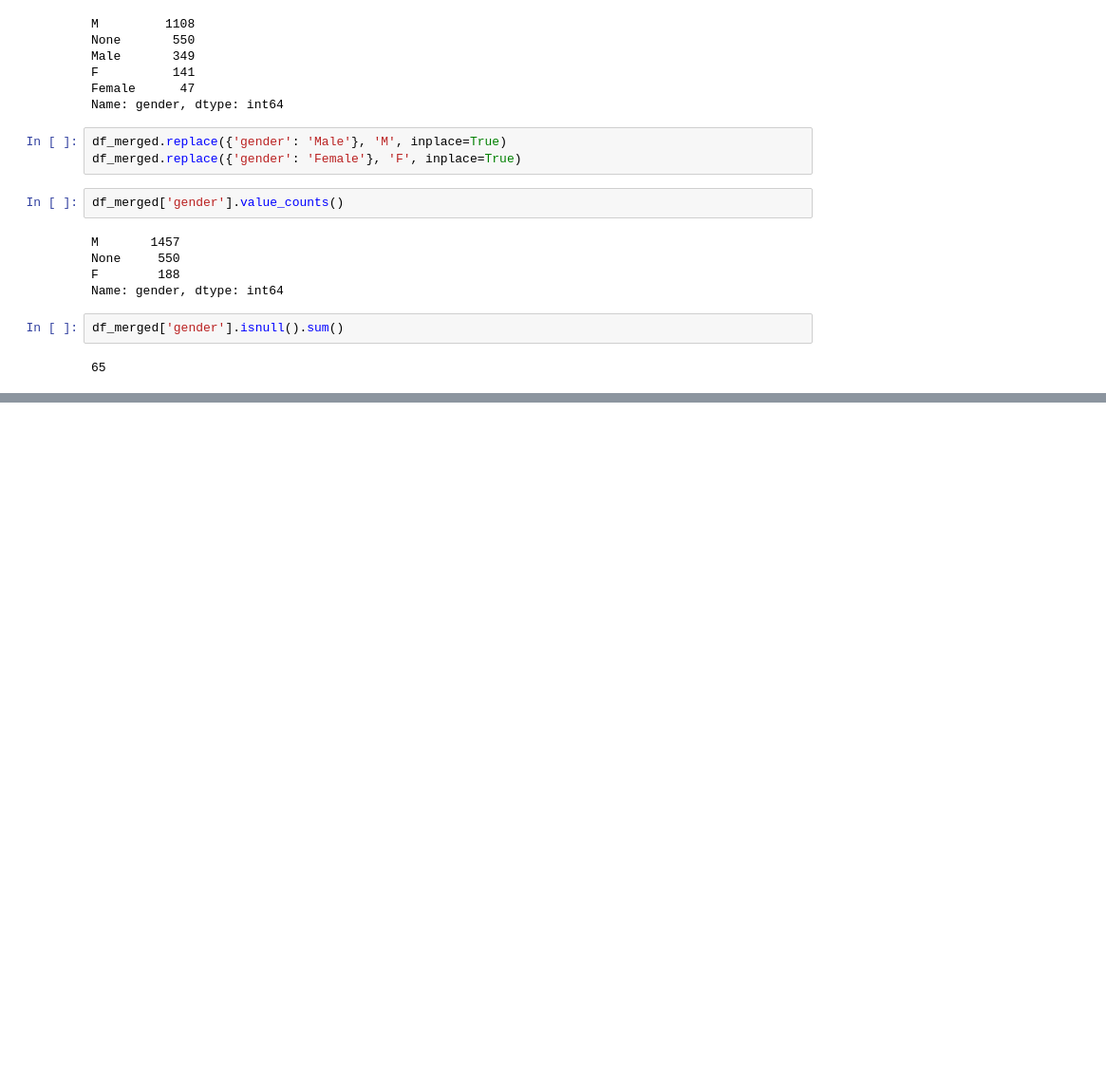
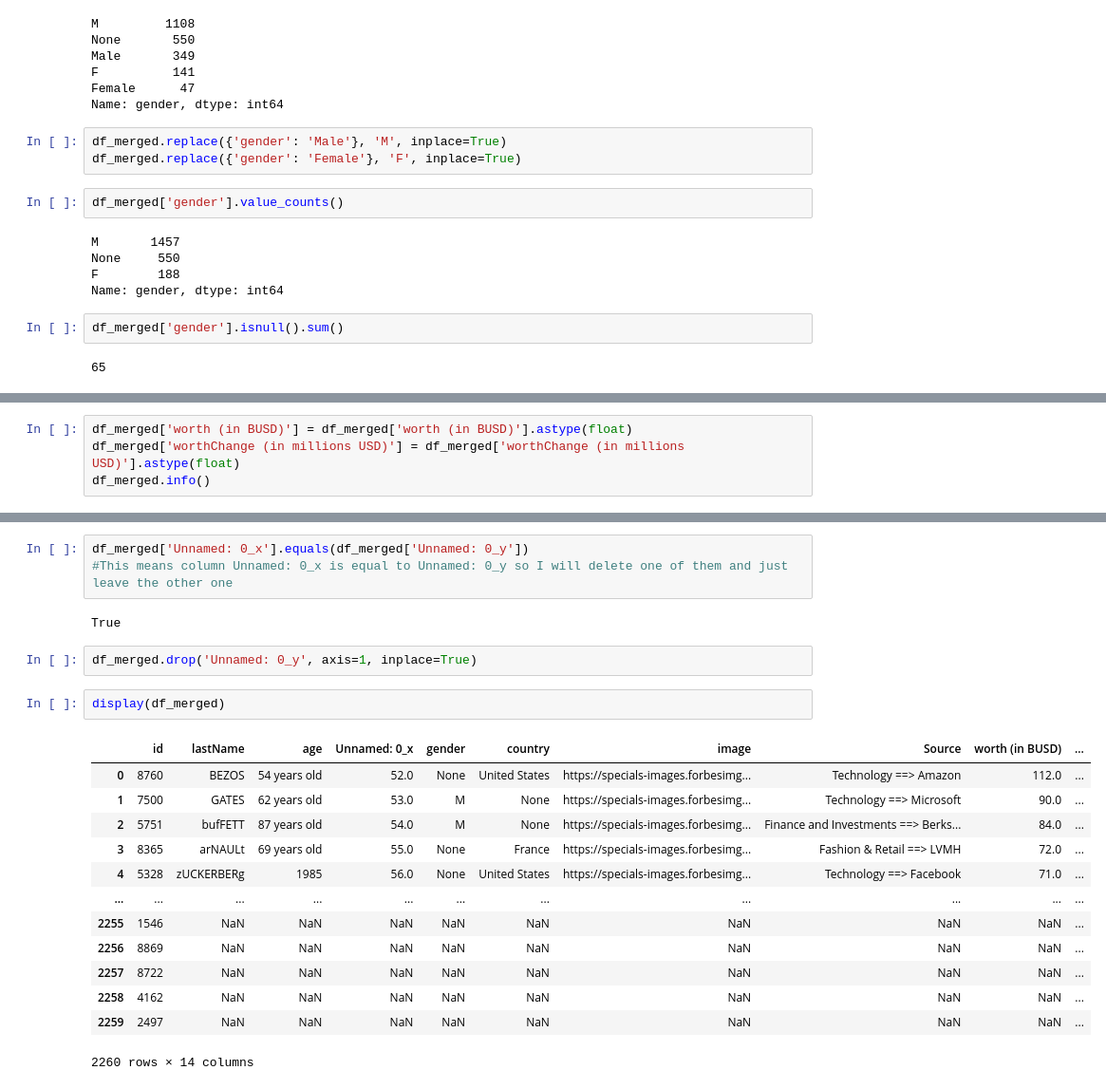
Before and after one commit to Juliaroch/Ironhack-Module-1-Project---Pipelines-Julia-Roch-, a Jupyter notebook: notebooks/Untitled.ipynb, the cells around one changed output, grey strips where cells are left out. Shown at 95% size. Saved outputs shown, nothing was run; the diff lists cells and outputs as text; blank space fills up the shorter version.

```diff
--- a/notebooks/Untitled.ipynb
+++ b/notebooks/Untitled.ipynb
@@ -314,0 +323,4 @@ df_merged.loc[df_merged['gender'] == 'None', 'name'].tolist()
+# %%
+df_merged['worth (in BUSD)'] = df_merged['worth (in BUSD)'].astype(float)
+df_merged['worthChange (in millions USD)'] = df_merged['worthChange (in millions USD)'].astype(float)
+df_merged.info()
@@ -314,0 +348,23 @@ df_merged.loc[df_merged['gender'] == 'None', 'name'].tolist()
+# %%
+df_merged['Unnamed: 0_x'].equals(df_merged['Unnamed: 0_y'])
+#This means column Unnamed: 0_x is equal to Unnamed: 0_y so I will delete one of them and just leave the other one
+# %% [output]
+True
+# %%
+df_merged.drop('Unnamed: 0_y', axis=1, inplace=True)
+# %%
+display(df_merged)
+# %% [output]
+|  | id | lastName | age | Unnamed: 0_x | gender | country | image | Source | worth (in BUSD) | ... |
+| 0 | 8760 | BEZOS | 54 years old | 52.0 | None | United States | https://specials-images.forbesimg... | Technology ==> Amazon | 112.0 | ... |
+| 1 | 7500 | GATES | 62 years old | 53.0 | M | None | https://specials-images.forbesimg... | Technology ==> Microsoft | 90.0 | ... |
+| 2 | 5751 | bufFETT | 87 years old | 54.0 | M | None | https://specials-images.forbesimg... | Finance and Investments ==> Berks... | 84.0 | ... |
+| 3 | 8365 | arNAULt | 69 years old | 55.0 | None | France | https://specials-images.forbesimg... | Fashion & Retail ==> LVMH | 72.0 | ... |
+| 4 | 5328 | zUCKERBERg | 1985 | 56.0 | None | United States | https://specials-images.forbesimg... | Technology ==> Facebook | 71.0 | ... |
+| ... | ... | ... | ... | ... | ... | ... | ... | ... | ... | ... |
+| 2255 | 1546 | NaN | NaN | NaN | NaN | NaN | NaN | NaN | NaN | ... |
+| 2256 | 8869 | NaN | NaN | NaN | NaN | NaN | NaN | NaN | NaN | ... |
+| 2257 | 8722 | NaN | NaN | NaN | NaN | NaN | NaN | NaN | NaN | ... |
+| 2258 | 4162 | NaN | NaN | NaN | NaN | NaN | NaN | NaN | NaN | ... |
+| 2259 | 2497 | NaN | NaN | NaN | NaN | NaN | NaN | NaN | NaN | ... |
+2260 rows × 14 columns
```
Also changed, not shown: parts of 5 cells of this notebook.
